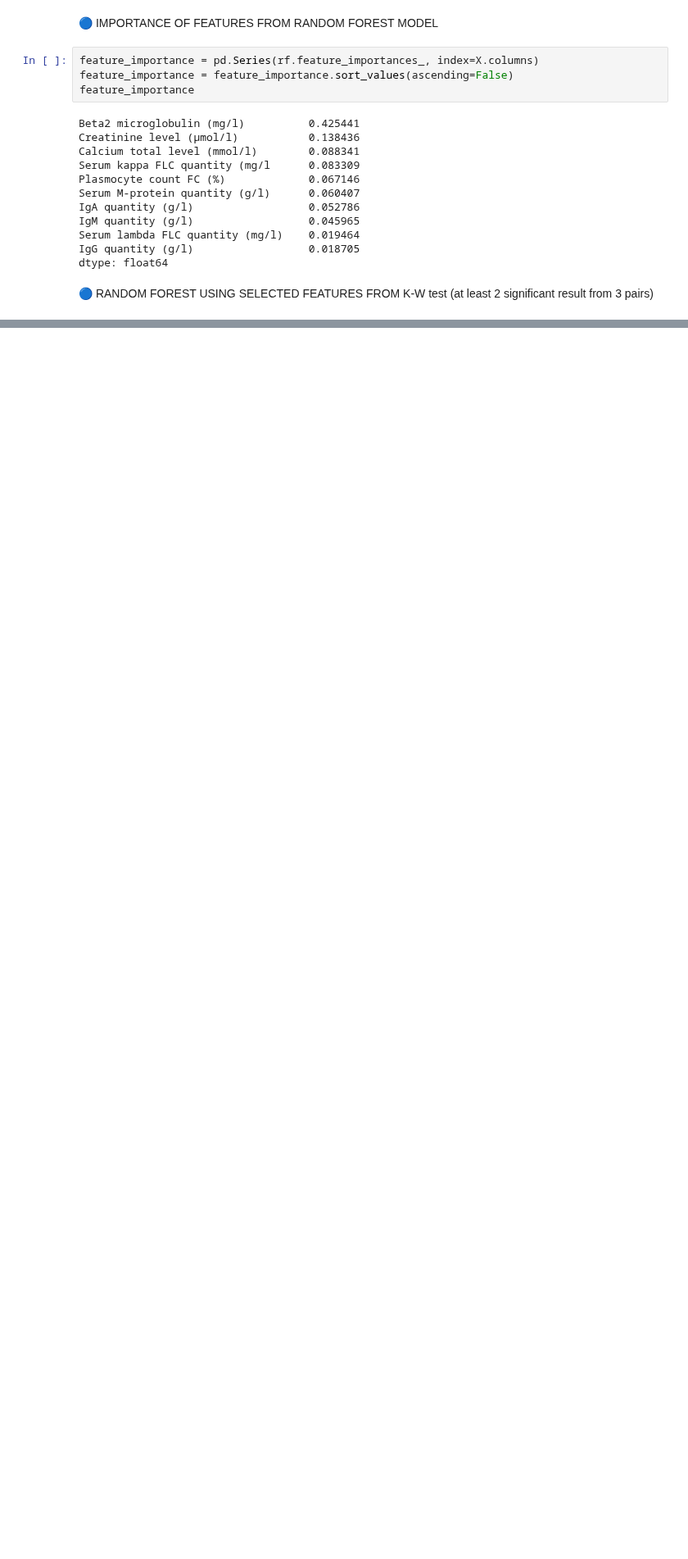
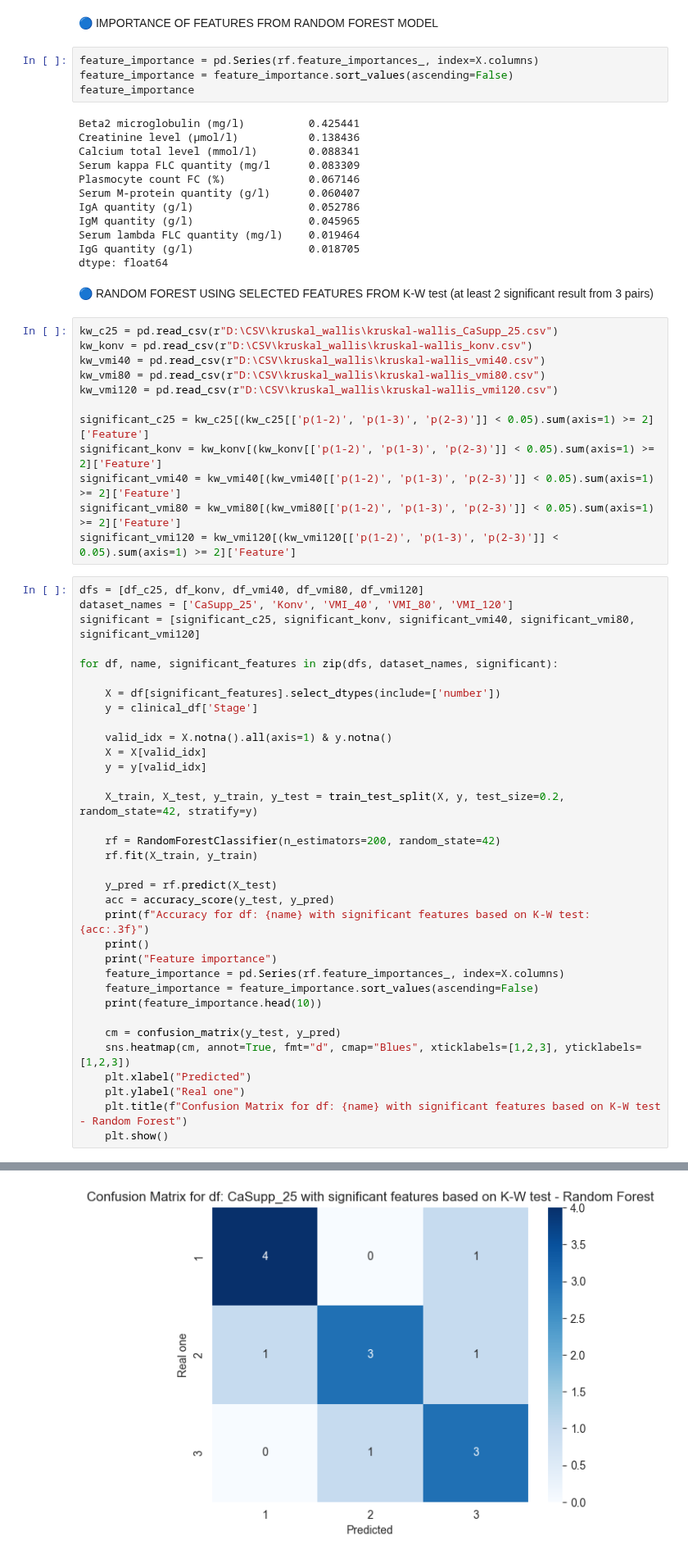
Before and after one commit to lukas1110/Analysis-of-multiple-myelomas-from-dual-CT, a Jupyter notebook: data_analysis/random_forest.ipynb, the cells around one changed output, grey strips where cells are left out. Shown at 82% size. Cells and saved outputs as stored; diff of their text form; blank space fills up the shorter version.

Commit message:
RF models for just significant features from K-W.

```diff
--- a/data_analysis/random_forest.ipynb
+++ b/data_analysis/random_forest.ipynb
@@ -109,3 +206,50 @@ IgG quantity (g/l)                  0.018705
 dtype: float64
 # %% [markdown]
 🔵 RANDOM FOREST USING SELECTED FEATURES FROM K-W test (at least 2 significant result from 3 pairs)
+# %%
+kw_c25 = pd.read_csv(r"D:\CSV\kruskal_wallis\kruskal-wallis_CaSupp_25.csv")
+kw_konv = pd.read_csv(r"D:\CSV\kruskal_wallis\kruskal-wallis_konv.csv")
+kw_vmi40 = pd.read_csv(r"D:\CSV\kruskal_wallis\kruskal-wallis_vmi40.csv")
+kw_vmi80 = pd.read_csv(r"D:\CSV\kruskal_wallis\kruskal-wallis_vmi80.csv")
+kw_vmi120 = pd.read_csv(r"D:\CSV\kruskal_wallis\kruskal-wallis_vmi120.csv")
+
+significant_c25 = kw_c25[(kw_c25[['p(1-2)', 'p(1-3)', 'p(2-3)']] < 0.05).sum(axis=1) >= 2]['Feature']
+significant_konv = kw_konv[(kw_konv[['p(1-2)', 'p(1-3)', 'p(2-3)']] < 0.05).sum(axis=1) >= 2]['Feature']
+significant_vmi40 = kw_vmi40[(kw_vmi40[['p(1-2)', 'p(1-3)', 'p(2-3)']] < 0.05).sum(axis=1) >= 2]['Feature']
+significant_vmi80 = kw_vmi80[(kw_vmi80[['p(1-2)', 'p(1-3)', 'p(2-3)']] < 0.05).sum(axis=1) >= 2]['Feature']
+significant_vmi120 = kw_vmi120[(kw_vmi120[['p(1-2)', 'p(1-3)', 'p(2-3)']] < 0.05).sum(axis=1) >= 2]['Feature']
+# %%
+dfs = [df_c25, df_konv, df_vmi40, df_vmi80, df_vmi120]
+dataset_names = ['CaSupp_25', 'Konv', 'VMI_40', 'VMI_80', 'VMI_120']
+significant = [significant_c25, significant_konv, significant_vmi40, significant_vmi80, significant_vmi120]
+
+for df, name, significant_features in zip(dfs, dataset_names, significant):
+
+    X = df[significant_features].select_dtypes(include=['number'])
+    y = clinical_df['Stage']
+
+    valid_idx = X.notna().all(axis=1) & y.notna()
+    X = X[valid_idx]
+    y = y[valid_idx]
+
+    X_train, X_test, y_train, y_test = train_test_split(X, y, test_size=0.2, random_state=42, stratify=y)
+
+    rf = RandomForestClassifier(n_estimators=200, random_state=42)
+    rf.fit(X_train, y_train)
+
+    y_pred = rf.predict(X_test)
+    acc = accuracy_score(y_test, y_pred)
+    print(f"Accuracy for df: {name} with significant features based on K-W test: {acc:.3f}")
+    print()
+    print("Feature importance")
+    feature_importance = pd.Series(rf.feature_importances_, index=X.columns)
+    feature_importance = feature_importance.sort_values(ascending=False)
+    print(feature_importance.head(10))
+
+    cm = confusion_matrix(y_test, y_pred)
+    sns.heatmap(cm, annot=True, fmt="d", cmap="Blues", xticklabels=[1,2,3], yticklabels=[1,2,3])
+    plt.xlabel("Predicted")
+    plt.ylabel("Real one")
+    plt.title(f"Confusion Matrix for df: {name} with significant features based on K-W test - Random Forest")
+    plt.show()
+# %% [output]
@@ -111,0 +270 @@ dtype: float64
+[figure, added]
```
Also changed, not shown: parts of 4 cells of this notebook, 1 other file.
